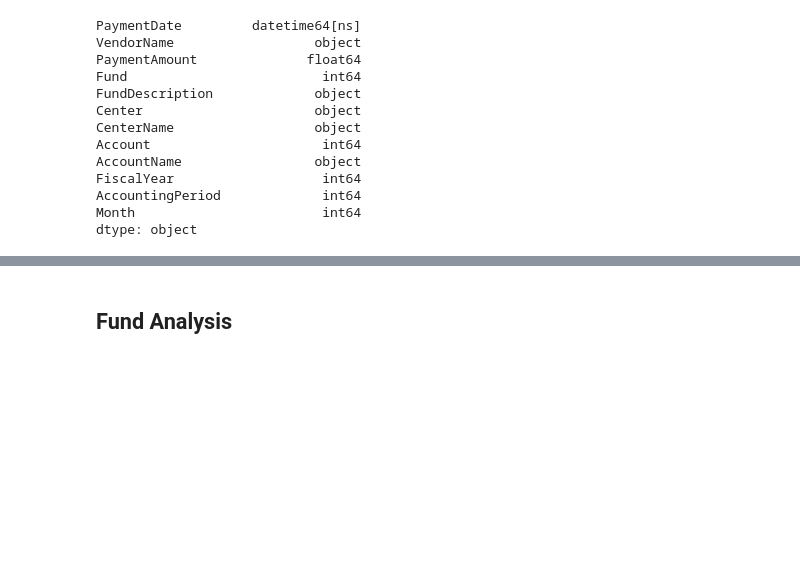
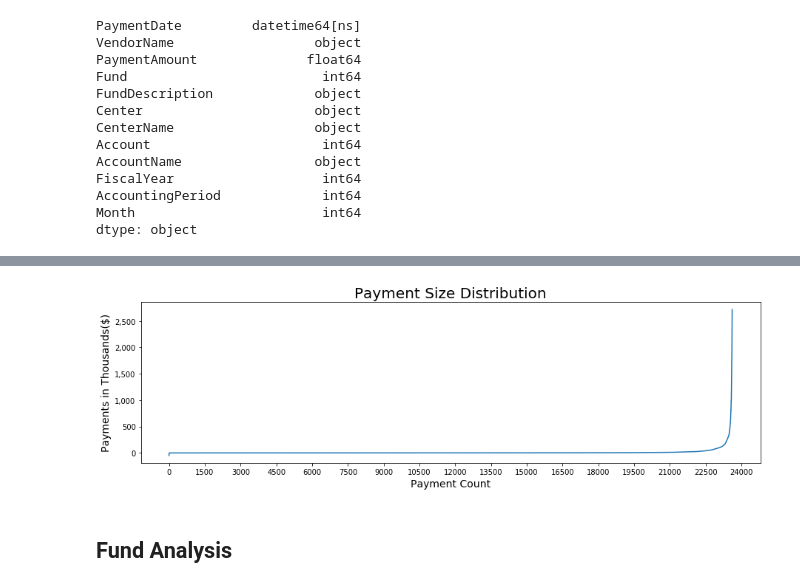
Before and after one commit to mrkjhsn/Vendor-Payments-City-of-Scottsdale, a Jupyter notebook: Vendor_Payments_EDA.ipynb, the cells around one changed output, grey strips where cells are left out. Cells and saved outputs as stored; diff of their text form; code cells hidden in the pictures; blank space fills up the shorter version.

```diff
--- a/Vendor_Payments_EDA.ipynb
+++ b/Vendor_Payments_EDA.ipynb
@@ -38,3 +52,18 @@ dtype: object
+# %%
+plt.figure(figsize=(15, 4))
+
+ax = sns.lineplot(x=vendor_payments.index, \
+                  y="PaymentAmount", \
+                  data=vendor_payments.sort_values(by='PaymentAmount', ascending=True).reset_index())
+
+plt.title("Payment Size Distribution",fontsize=20)
+plt.xlabel("Payment Count",fontsize=14)
+plt.ylabel("Payments in Thousands($)",fontsize=14)
+ax.get_yaxis().set_major_formatter(
+    matplotlib.ticker.FuncFormatter(lambda x, p: format(int(x/1000), ',')))
+ax.xaxis.set_major_locator(matplotlib.ticker.MultipleLocator(1500))
+# %% [output]
+[figure, added]
 # %% [markdown]
 ## Fund Analysis
 # %%
```
Also changed, not shown: parts of 1 cell of this notebook.
